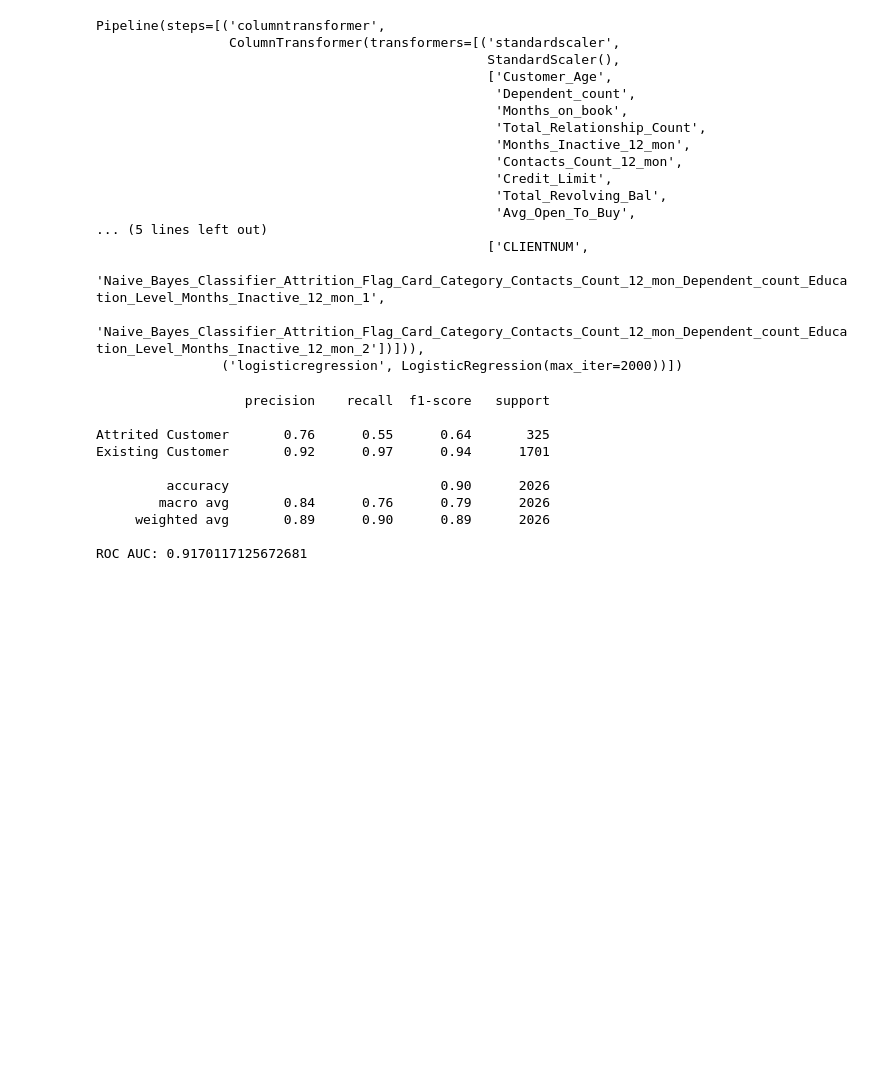
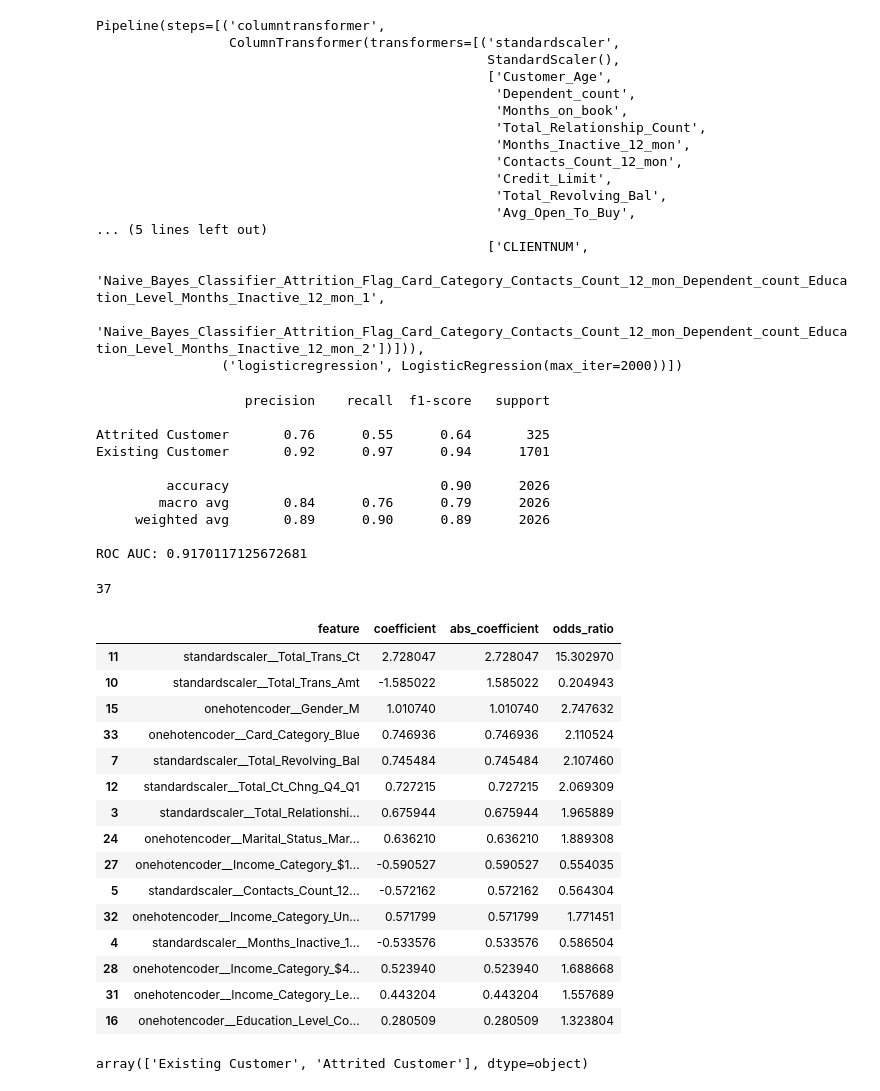
Before and after one commit to Mfouzan/Credit-Card-Churn, a Jupyter notebook: Credit Card.ipynb, the cells around one changed output. Saved outputs shown, nothing was run; the diff lists cells and outputs as text; code cells hidden in the pictures; blank space fills up the shorter version.

Commit message:
coef interpretations done

```diff
--- a/Credit Card.ipynb
+++ b/Credit Card.ipynb
@@ -240,3 +260,46 @@ Existing Customer       0.92      0.97      0.94      1701
      weighted avg       0.89      0.90      0.89      2026
 
 ROC AUC: 0.9170117125672681
+# %%
+# Extract fitted preprocessor and model
+preprocessor_fitted = lr_pipe.named_steps["columntransformer"]
+logreg_fitted = lr_pipe.named_steps["logisticregression"]
+# %%
+feature_names = preprocessor_fitted.get_feature_names_out()
+len(feature_names)
+# %% [output]
+37
+# %%
+coefs = logreg_fitted.coef_.ravel()
+
+coef_df = pd.DataFrame({
+    "feature": feature_names,
+    "coefficient": coefs,
+    "abs_coefficient": np.abs(coefs),
+    "odds_ratio": np.exp(coefs)
+})
+
+coef_df = coef_df.sort_values("abs_coefficient", ascending=False)
+coef_df.head(15)
+# %% [output]
+|  | feature | coefficient | abs_coefficient | odds_ratio |
+| 11 | standardscaler__Total_Trans_Ct | 2.728047 | 2.728047 | 15.302970 |
+| 10 | standardscaler__Total_Trans_Amt | -1.585022 | 1.585022 | 0.204943 |
+| 15 | onehotencoder__Gender_M | 1.010740 | 1.010740 | 2.747632 |
+| 33 | onehotencoder__Card_Category_Blue | 0.746936 | 0.746936 | 2.110524 |
+| 7 | standardscaler__Total_Revolving_Bal | 0.745484 | 0.745484 | 2.107460 |
+| 12 | standardscaler__Total_Ct_Chng_Q4_Q1 | 0.727215 | 0.727215 | 2.069309 |
+| 3 | standardscaler__Total_Relationshi... | 0.675944 | 0.675944 | 1.965889 |
+| 24 | onehotencoder__Marital_Status_Mar... | 0.636210 | 0.636210 | 1.889308 |
+| 27 | onehotencoder__Income_Category_$1... | -0.590527 | 0.590527 | 0.554035 |
+| 5 | standardscaler__Contacts_Count_12... | -0.572162 | 0.572162 | 0.564304 |
+| 32 | onehotencoder__Income_Category_Un... | 0.571799 | 0.571799 | 1.771451 |
+| 4 | standardscaler__Months_Inactive_1... | -0.533576 | 0.533576 | 0.586504 |
+| 28 | onehotencoder__Income_Category_$4... | 0.523940 | 0.523940 | 1.688668 |
+| 31 | onehotencoder__Income_Category_Le... | 0.443204 | 0.443204 | 1.557689 |
+| 16 | onehotencoder__Education_Level_Co... | 0.280509 | 0.280509 | 1.323804 |
+# %%
+y.value_counts()
+y.unique()
+# %% [output]
+array(['Existing Customer', 'Attrited Customer'], dtype=object)
```
Also changed, not shown: parts of 13 cells of this notebook.
